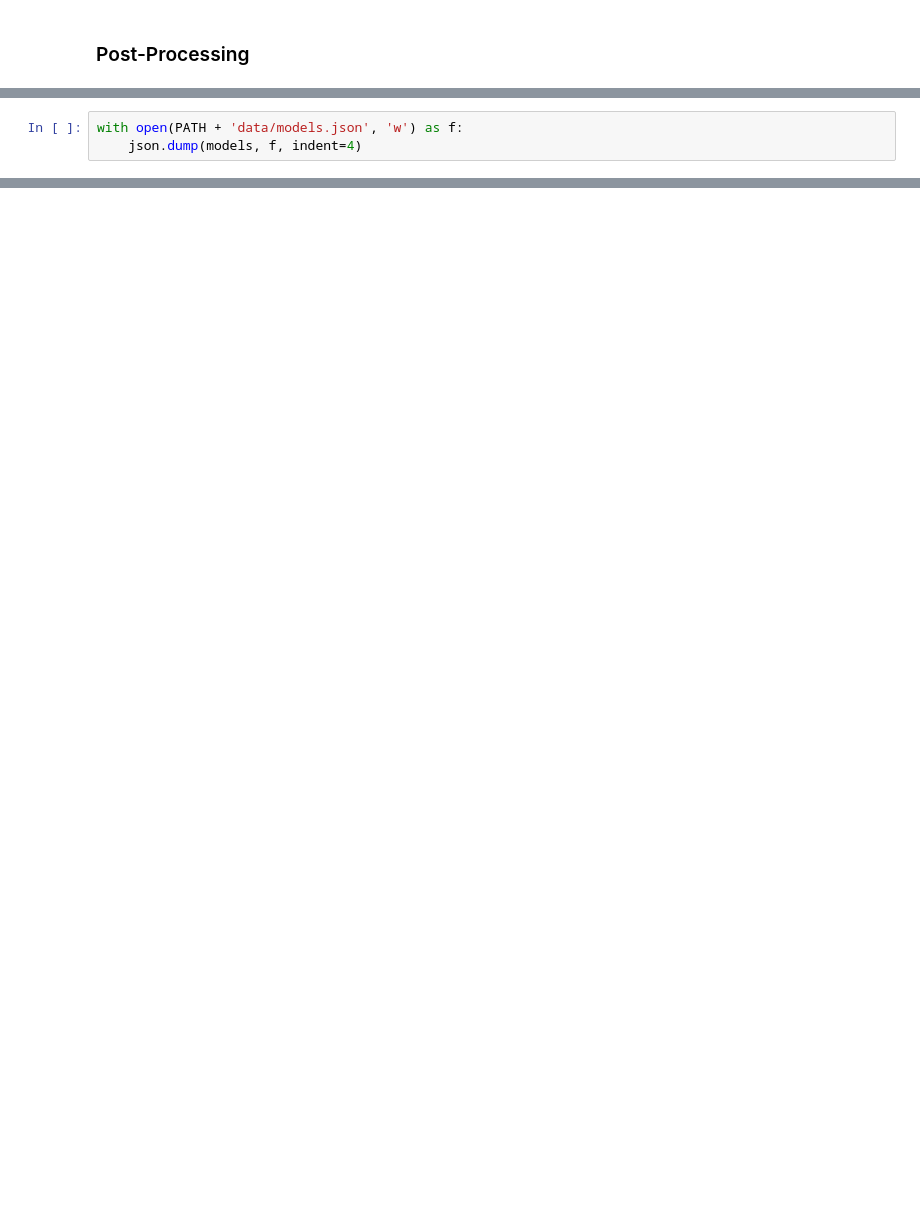
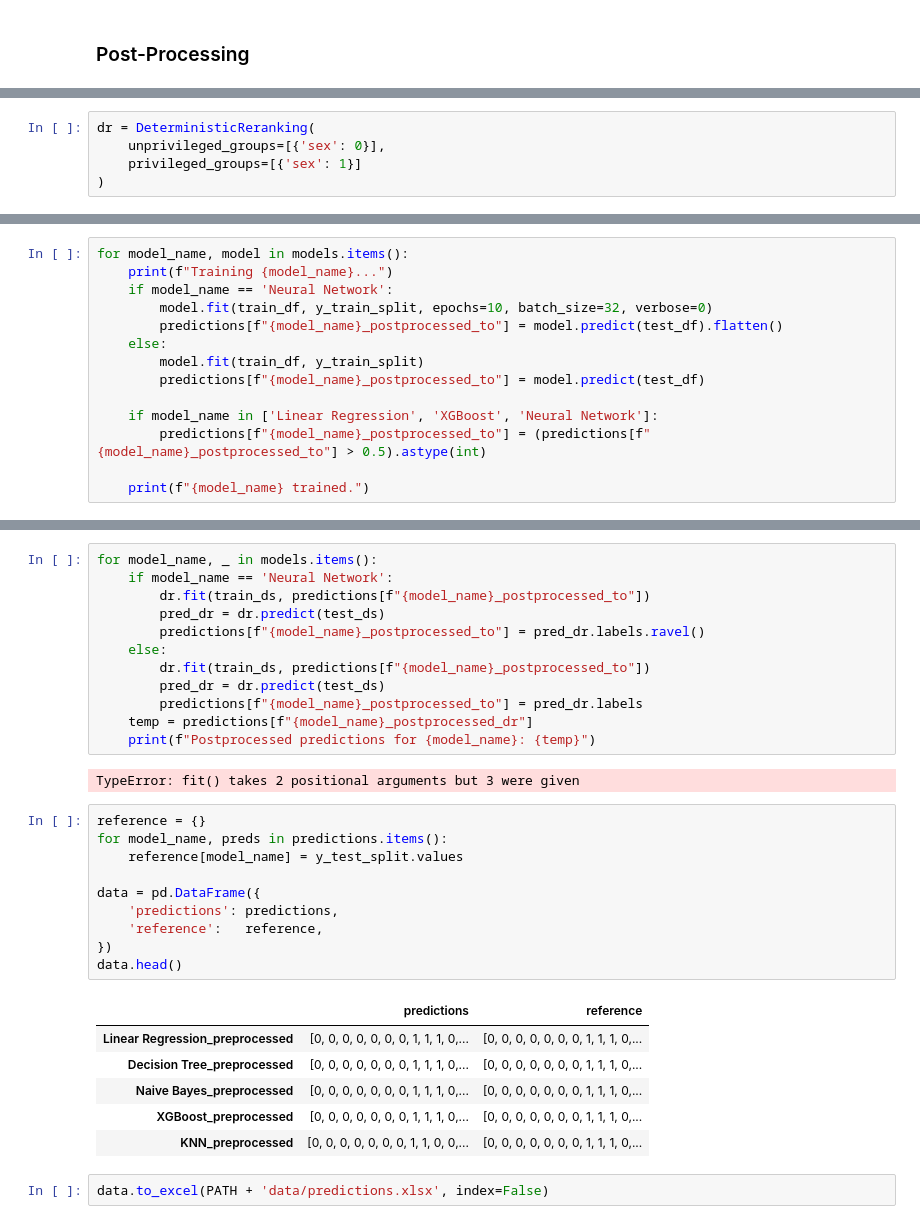
Before and after one commit to bertiandrea/ProjectWork_AEQUITAS_AKKODIS, a Jupyter notebook: code/Akkodis_Fairness_Analysis_TRAIN.ipynb, the cells around one changed output, grey strips where cells are left out. Drawn from its saved outputs; the diff is of its cells as text; blank space fills up the shorter version.

```diff
--- a/code/Akkodis_Fairness_Analysis_TRAIN.ipynb
+++ b/code/Akkodis_Fairness_Analysis_TRAIN.ipynb
@@ -319,3 +232,0 @@ for name, model in models.items():
-# %%
-with open(PATH + 'data/models.json', 'w') as f:
-    json.dump(models, f, indent=4)
@@ -353,0 +261,5 @@ with open(PATH + 'data/y_test.json', 'w') as f:
+# %%
+dr = DeterministicReranking(
+    unprivileged_groups=[{'sex': 0}],
+    privileged_groups=[{'sex': 1}]
+)
@@ -353,0 +280,14 @@ with open(PATH + 'data/y_test.json', 'w') as f:
+# %%
+for model_name, model in models.items():
+    print(f"Training {model_name}...")
+    if model_name == 'Neural Network':
+        model.fit(train_df, y_train_split, epochs=10, batch_size=32, verbose=0)
+        predictions[f"{model_name}_postprocessed_to"] = model.predict(test_df).flatten()
+    else:
+        model.fit(train_df, y_train_split)
+        predictions[f"{model_name}_postprocessed_to"] = model.predict(test_df)
+
+    if model_name in ['Linear Regression', 'XGBoost', 'Neural Network']:
+        predictions[f"{model_name}_postprocessed_to"] = (predictions[f"{model_name}_postprocessed_to"] > 0.5).astype(int)
+
+    print(f"{model_name} trained.")
@@ -353,0 +318,33 @@ with open(PATH + 'data/y_test.json', 'w') as f:
+# %%
+for model_name, _ in models.items():
+    if model_name == 'Neural Network':
+        dr.fit(train_ds, predictions[f"{model_name}_postprocessed_to"])
+        pred_dr = dr.predict(test_ds)
+        predictions[f"{model_name}_postprocessed_to"] = pred_dr.labels.ravel()
+    else:
+        dr.fit(train_ds, predictions[f"{model_name}_postprocessed_to"])
+        pred_dr = dr.predict(test_ds)
+        predictions[f"{model_name}_postprocessed_to"] = pred_dr.labels
+    temp = predictions[f"{model_name}_postprocessed_dr"]
+    print(f"Postprocessed predictions for {model_name}: {temp}")
+# %% [output]
+TypeError: fit() takes 2 positional arguments but 3 were given
+# %%
+reference = {}
+for model_name, preds in predictions.items():
+    reference[model_name] = y_test_split.values
+
+data = pd.DataFrame({
+    'predictions': predictions,
+    'reference':   reference,
+})
+data.head()
+# %% [output]
+|  | predictions | reference |
+| Linear Regression_preprocessed | [0, 0, 0, 0, 0, 0, 0, 1, 1, 1, 0,... | [0, 0, 0, 0, 0, 0, 0, 1, 1, 1, 0,... |
+| Decision Tree_preprocessed | [0, 0, 0, 0, 0, 0, 0, 1, 1, 1, 0,... | [0, 0, 0, 0, 0, 0, 0, 1, 1, 1, 0,... |
+| Naive Bayes_preprocessed | [0, 0, 0, 0, 0, 0, 0, 1, 1, 1, 0,... | [0, 0, 0, 0, 0, 0, 0, 1, 1, 1, 0,... |
+| XGBoost_preprocessed | [0, 0, 0, 0, 0, 0, 0, 1, 1, 1, 0,... | [0, 0, 0, 0, 0, 0, 0, 1, 1, 1, 0,... |
+| KNN_preprocessed | [0, 0, 0, 0, 0, 0, 0, 1, 1, 0, 0,... | [0, 0, 0, 0, 0, 0, 0, 1, 1, 1, 0,... |
+# %%
+data.to_excel(PATH + 'data/predictions.xlsx', index=False)
```
Also changed, not shown: parts of 29 cells of this notebook, 1 other file.
